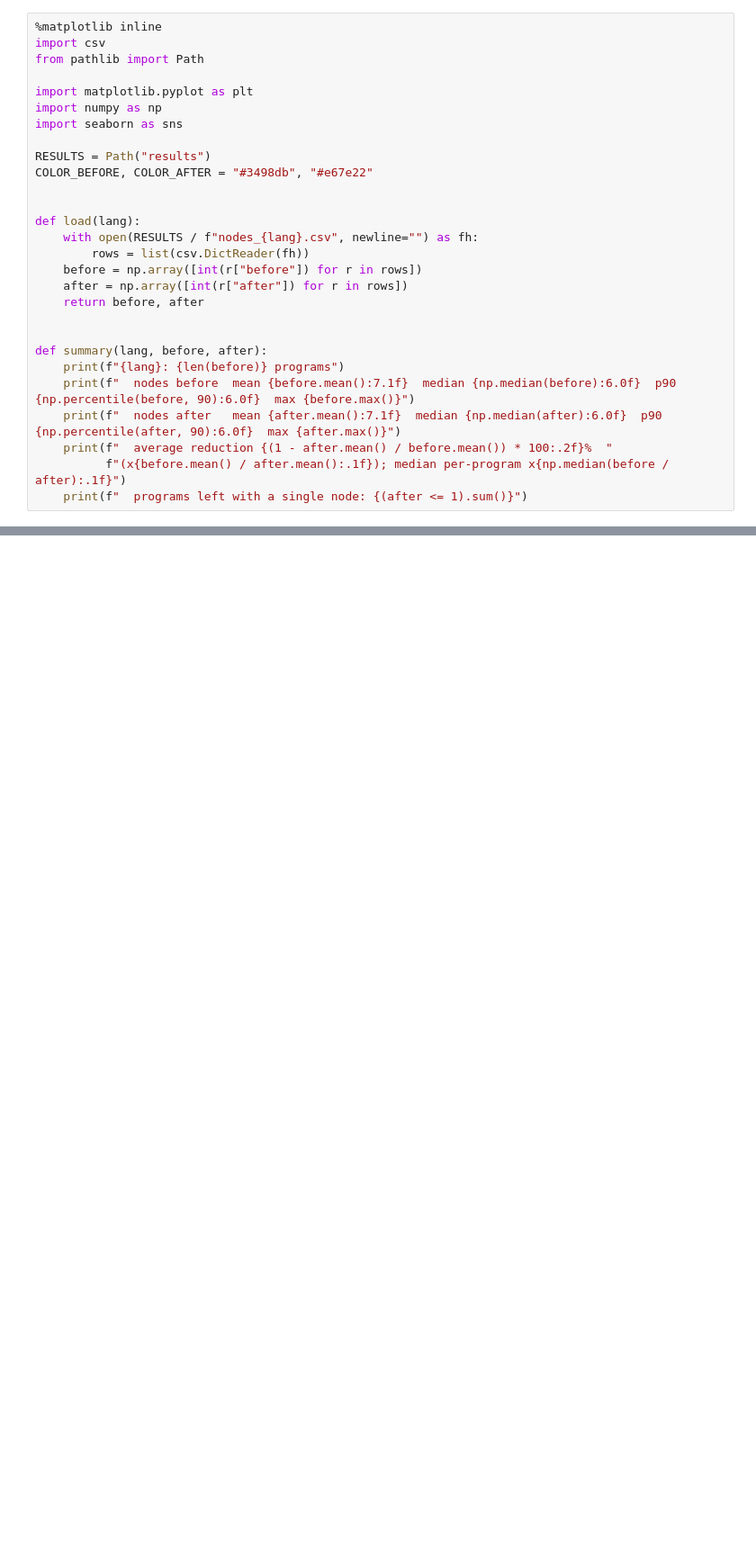
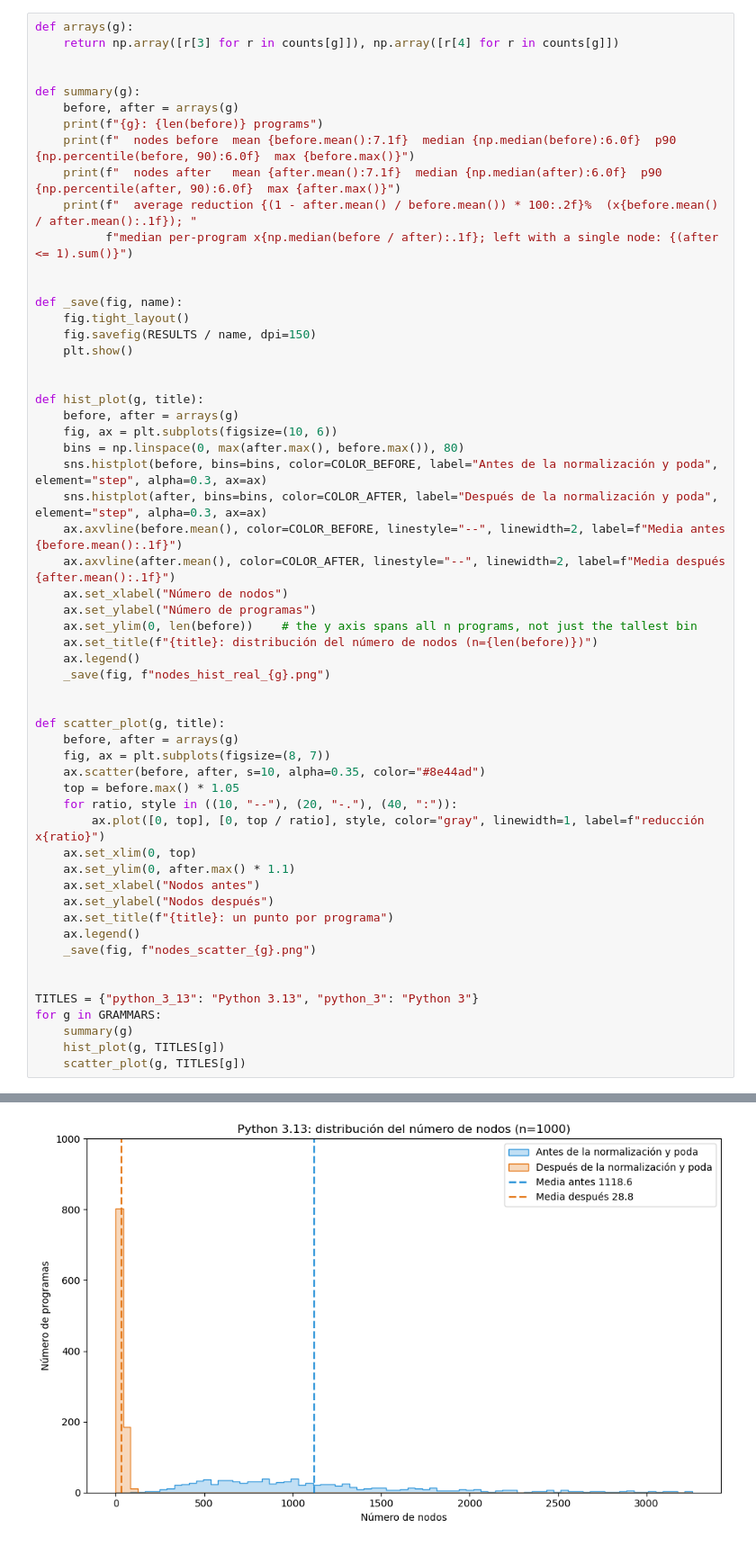
Before and after one commit to edsoneddy/csim, a Jupyter notebook: notebooks/nodes_reduction/nodes_reduction.ipynb, the cells around one changed output, grey strips where cells are left out. Shown at 90% size. Cells and saved outputs as stored; diff of their text form; blank space fills up the shorter version.

```diff
--- a/notebooks/nodes_reduction/nodes_reduction.ipynb
+++ b/notebooks/nodes_reduction/nodes_reduction.ipynb
@@ -17,28 +223,58 @@ python nodes_number.py <jv-umsa-dataset>
 # %%
-%matplotlib inline
-import csv
-from pathlib import Path
-
-import matplotlib.pyplot as plt
-import numpy as np
-import seaborn as sns
-
-RESULTS = Path("results")
-COLOR_BEFORE, COLOR_AFTER = "#3498db", "#e67e22"
+def arrays(g):
+    return np.array([r[3] for r in counts[g]]), np.array([r[4] for r in counts[g]])
 
 
-def load(lang):
-    with open(RESULTS / f"nodes_{lang}.csv", newline="") as fh:
-        rows = list(csv.DictReader(fh))
-    before = np.array([int(r["before"]) for r in rows])
-    after = np.array([int(r["after"]) for r in rows])
-    return before, after
+def summary(g):
+    before, after = arrays(g)
+    print(f"{g}: {len(before)} programs")
+    print(f"  nodes before  mean {before.mean():7.1f}  median {np.median(before):6.0f}  p90 {np.percentile(before, 90):6.0f}  max {before.max()}")
+    print(f"  nodes after   mean {after.mean():7.1f}  median {np.median(after):6.0f}  p90 {np.percentile(after, 90):6.0f}  max {after.max()}")
+    print(f"  average reduction {(1 - after.mean() / before.mean()) * 100:.2f}%  (x{before.mean() / after.mean():.1f}); "
+          f"median per-program x{np.median(before / after):.1f}; left with a single node: {(after <= 1).sum()}")
 
 
-def summary(lang, before, after):
-    print(f"{lang}: {len(before)} programs")
-    print(f"  nodes before  mean {before.mean():7.1f}  median {np.median(before):6.0f}  p90 {np.percentile(before, 90):6.0f}  max {before.max()}")
-    print(f"  nodes after   mean {after.mean():7.1f}  median {np.median(after):6.0f}  p90 {np.percentile(after, 90):6.0f}  max {after.max()}")
-    print(f"  average reduction {(1 - after.mean() / before.mean()) * 100:.2f}%  "
-          f"(x{before.mean() / after.mean():.1f}); median per-program x{np.median(before / after):.1f}")
-    print(f"  programs left with a single node: {(after <= 1).sum()}")
+def _save(fig, name):
+    fig.tight_layout()
+    fig.savefig(RESULTS / name, dpi=150)
+    plt.show()
+
+
+def hist_plot(g, title):
+    before, after = arrays(g)
+    fig, ax = plt.subplots(figsize=(10, 6))
+    bins = np.linspace(0, max(after.max(), before.max()), 80)
+    sns.histplot(before, bins=bins, color=COLOR_BEFORE, label="Antes de la normalización y poda", element="step", alpha=0.3, ax=ax)
+    sns.histplot(after, bins=bins, color=COLOR_AFTER, label="Después de la normalización y poda", element="step", alpha=0.3, ax=ax)
+    ax.axvline(before.mean(), color=COLOR_BEFORE, linestyle="--", linewidth=2, label=f"Media antes {before.mean():.1f}")
+    ax.axvline(after.mean(), color=COLOR_AFTER, linestyle="--", linewidth=2, label=f"Media después {after.mean():.1f}")
+    ax.set_xlabel("Número de nodos")
+    ax.set_ylabel("Número de programas")
+    ax.set_ylim(0, len(before))    # the y axis spans all n programs, not just the tallest bin
+    ax.set_title(f"{title}: distribución del número de nodos (n={len(before)})")
+    ax.legend()
+    _save(fig, f"nodes_hist_real_{g}.png")
+
+
+def scatter_plot(g, title):
+    before, after = arrays(g)
+    fig, ax = plt.subplots(figsize=(8, 7))
+    ax.scatter(before, after, s=10, alpha=0.35, color="#8e44ad")
+    top = before.max() * 1.05
+    for ratio, style in ((10, "--"), (20, "-."), (40, ":")):
+        ax.plot([0, top], [0, top / ratio], style, color="gray", linewidth=1, label=f"reducción x{ratio}")
+    ax.set_xlim(0, top)
+    ax.set_ylim(0, after.max() * 1.1)
+    ax.set_xlabel("Nodos antes")
+    ax.set_ylabel("Nodos después")
+    ax.set_title(f"{title}: un punto por programa")
+    ax.legend()
+    _save(fig, f"nodes_scatter_{g}.png")
+
+
+TITLES = {"python_3_13": "Python 3.13", "python_3": "Python 3"}
+for g in GRAMMARS:
+    summary(g)
+    hist_plot(g, TITLES[g])
+    scatter_plot(g, TITLES[g])
+# %% [output]
@@ -44,0 +285 @@ def summary(lang, before, after):
+[figure, added]
```
Also changed, not shown: parts of 13 cells of this notebook, 14 other files.
